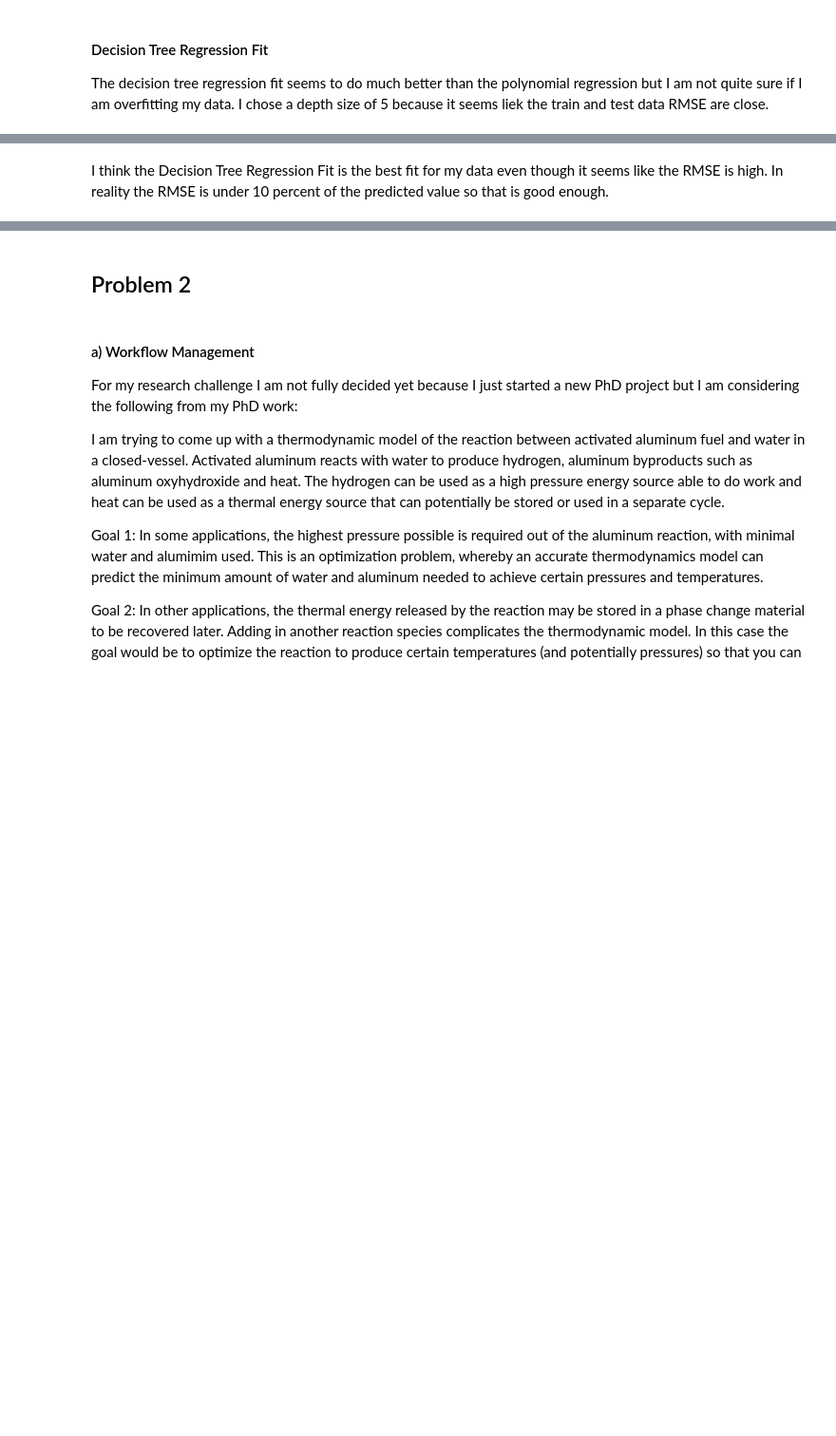
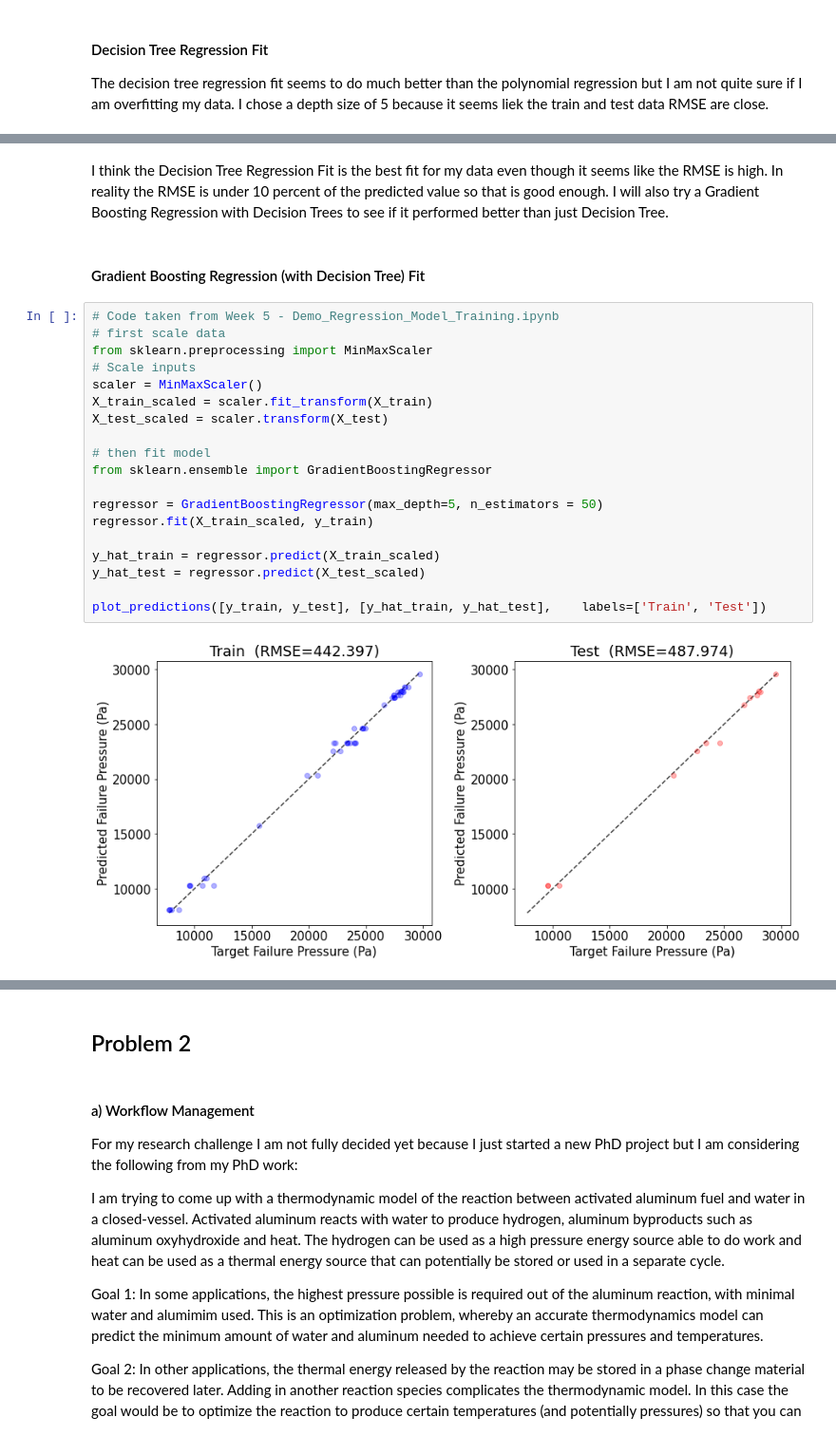
Before and after one commit to albancobi/2s986, a Jupyter notebook: Alban repo/Quiz 1/quiz_1_alban_cobi.ipynb, the cells around one changed output, grey strips where cells are left out. Shown at 95% size. Saved outputs shown, nothing was run; the diff lists cells and outputs as text; blank space fills up the shorter version.

Commit message:
added gradient boosting regression fit (with decision tree) and random search fit with hyperparameter tuning

```diff
--- a/Alban repo/Quiz 1/quiz_1_alban_cobi.ipynb
+++ b/Alban repo/Quiz 1/quiz_1_alban_cobi.ipynb
@@ -282,2 +282,25 @@ plot_predictions([y_train, y_test], [y_hat_train, y_hat_test],    labels=['Train
 # %% [markdown]
-I think the Decision Tree Regression Fit is the best fit for my data even though it seems like the RMSE is high. In reality the RMSE is under 10 percent of the predicted value so that is good enough.
+I think the Decision Tree Regression Fit is the best fit for my data even though it seems like the RMSE is high. In reality the RMSE is under 10 percent of the predicted value so that is good enough. I will also try a Gradient Boosting Regression with Decision Trees to see if it performed better than just Decision Tree.
+# %% [markdown]
+#### Gradient Boosting Regression (with Decision Tree) Fit
+# %%
+# Code taken from Week 5 - Demo_Regression_Model_Training.ipynb
+# first scale data
+from sklearn.preprocessing import MinMaxScaler
+# Scale inputs
+scaler = MinMaxScaler()
+X_train_scaled = scaler.fit_transform(X_train)
+X_test_scaled = scaler.transform(X_test)
+
+# then fit model
+from sklearn.ensemble import GradientBoostingRegressor
+
+regressor = GradientBoostingRegressor(max_depth=5, n_estimators = 50)
+regressor.fit(X_train_scaled, y_train)
+
+y_hat_train = regressor.predict(X_train_scaled)
+y_hat_test = regressor.predict(X_test_scaled)
+
+plot_predictions([y_train, y_test], [y_hat_train, y_hat_test],    labels=['Train', 'Test'])
+# %% [output]
+[figure, added]
```
Also changed, not shown: parts of 5 cells of this notebook.
